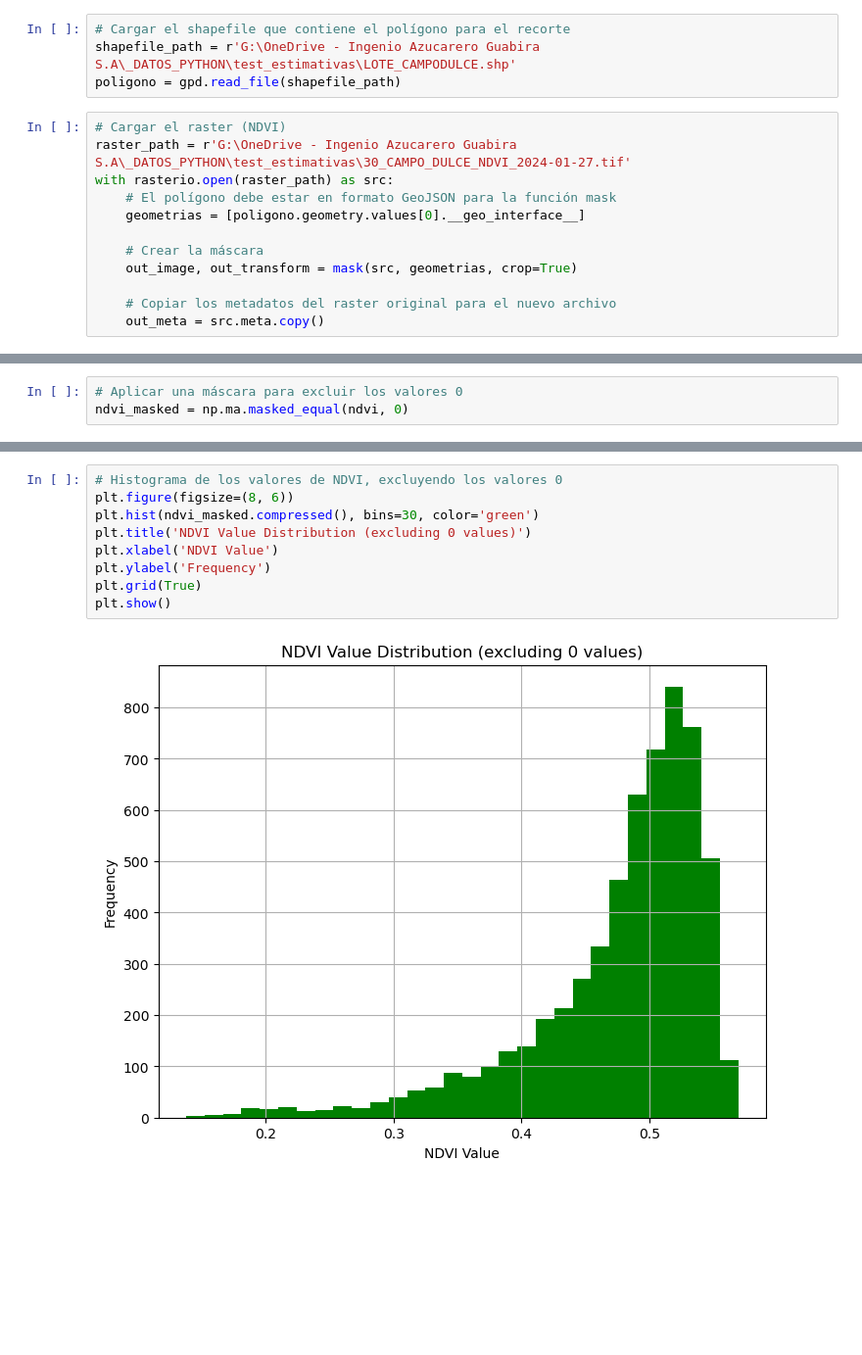
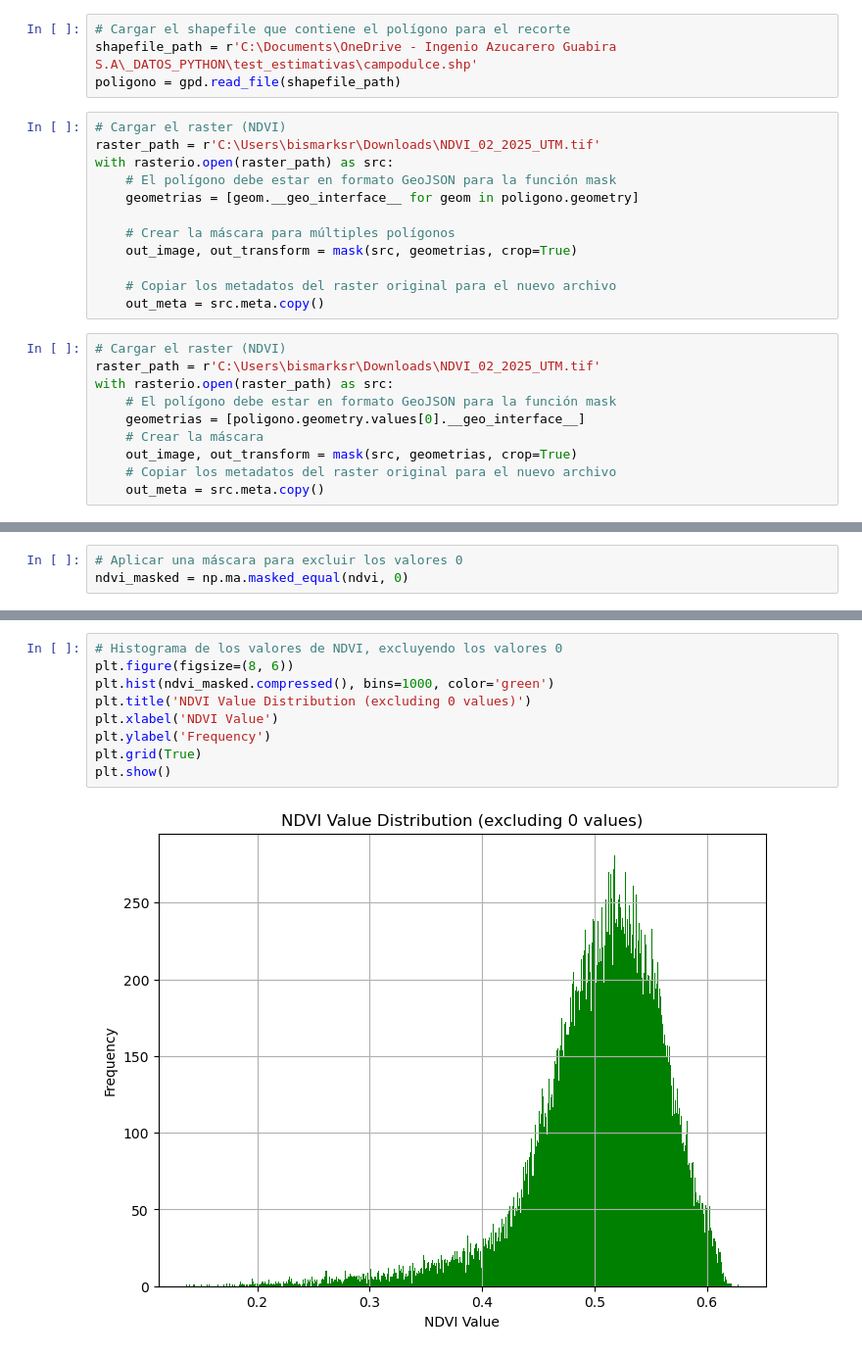
Before and after one commit to bismarksr17/utea_scripts, a Jupyter notebook: estimativas/ESTIMATIVAS_NUEVO.ipynb, the cells around one changed output, grey strips where cells are left out. Shown at 98% size. Cells and saved outputs as stored; diff of their text form; blank space fills up the shorter version.

```diff
--- a/estimativas/ESTIMATIVAS_NUEVO.ipynb
+++ b/estimativas/ESTIMATIVAS_NUEVO.ipynb
@@ -12,16 +13,26 @@ import numpy as np
 # %%
 # Cargar el shapefile que contiene el polígono para el recorte
-shapefile_path = r'G:\OneDrive - Ingenio Azucarero Guabira S.A\_DATOS_PYTHON\test_estimativas\LOTE_CAMPODULCE.shp'
+shapefile_path = r'C:\Documents\OneDrive - Ingenio Azucarero Guabira S.A\_DATOS_PYTHON\test_estimativas\campodulce.shp'
 poligono = gpd.read_file(shapefile_path)
+# %%
+# Cargar el raster (NDVI)
+raster_path = r'C:\Users\bismarksr\Downloads\NDVI_02_2025_UTM.tif'
+with rasterio.open(raster_path) as src:
+    # El polígono debe estar en formato GeoJSON para la función mask
+    geometrias = [geom.__geo_interface__ for geom in poligono.geometry]
+
+    # Crear la máscara para múltiples polígonos
+    out_image, out_transform = mask(src, geometrias, crop=True)
+
+    # Copiar los metadatos del raster original para el nuevo archivo
+    out_meta = src.meta.copy()
 # %%
 # Cargar el raster (NDVI)
-raster_path = r'G:\OneDrive - Ingenio Azucarero Guabira S.A\_DATOS_PYTHON\test_estimativas\30_CAMPO_DULCE_NDVI_2024-01-27.tif'
+raster_path = r'C:\Users\bismarksr\Downloads\NDVI_02_2025_UTM.tif'
 with rasterio.open(raster_path) as src:
     # El polígono debe estar en formato GeoJSON para la función mask
     geometrias = [poligono.geometry.values[0].__geo_interface__]
-
     # Crear la máscara
     out_image, out_transform = mask(src, geometrias, crop=True)
-
     # Copiar los metadatos del raster original para el nuevo archivo
     out_meta = src.meta.copy()
@@ -60,11 +77,11 @@ plt.show()
 # %%
 # Histograma de los valores de NDVI, excluyendo los valores 0
 plt.figure(figsize=(8, 6))
-plt.hist(ndvi_masked.compressed(), bins=30, color='green')
+plt.hist(ndvi_masked.compressed(), bins=1000, color='green')
 plt.title('NDVI Value Distribution (excluding 0 values)')
 plt.xlabel('NDVI Value')
 plt.ylabel('Frequency')
 plt.grid(True)
 plt.show()
 # %% [output]
-[figure, old version]
+[figure, new version]
```
Also changed, not shown: parts of 38 cells of this notebook, 4 other files.
